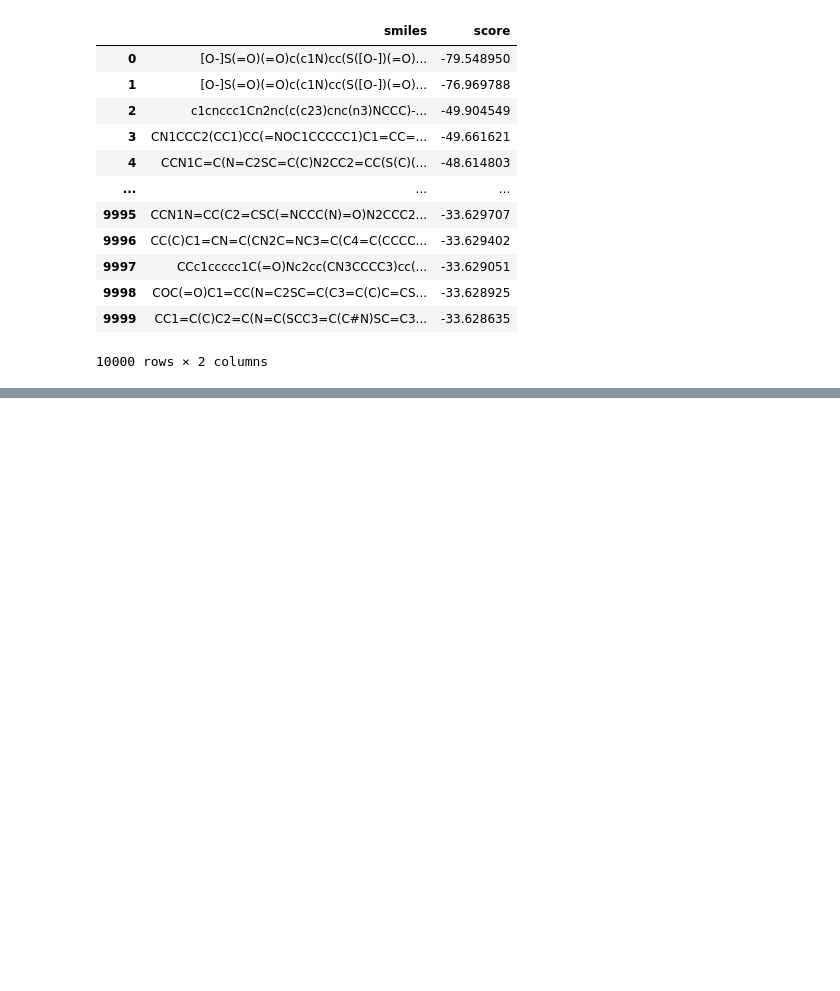
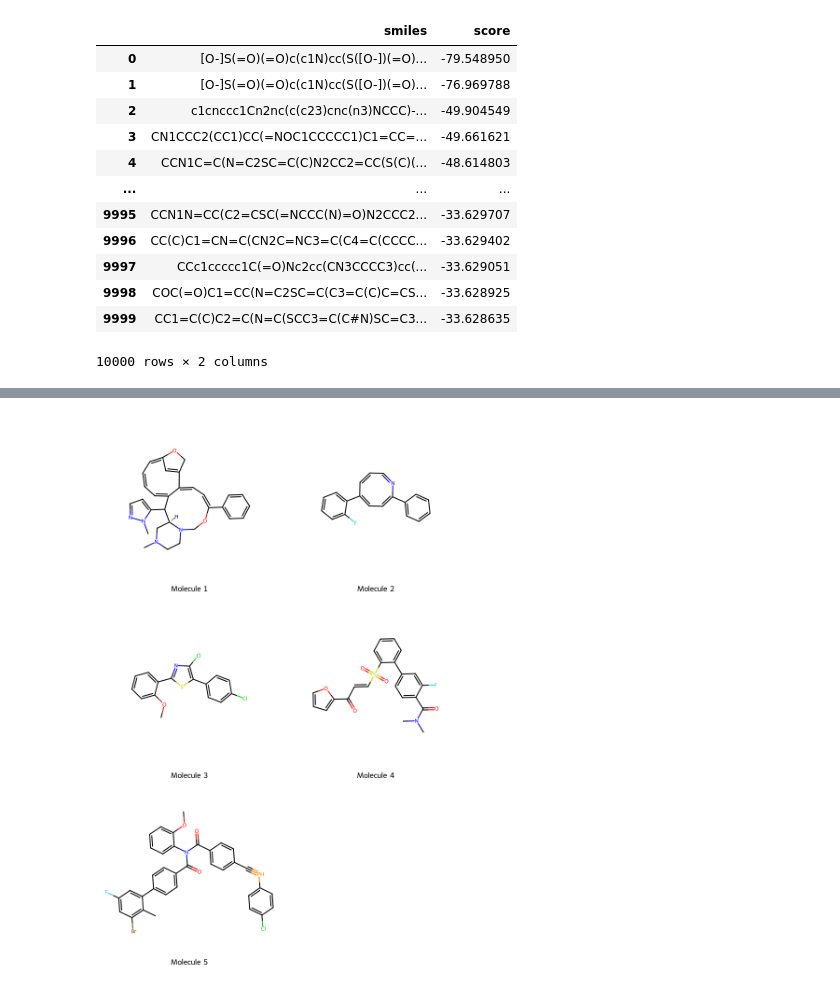
Before and after one commit to Popov-Lab-UNC/argo, a Jupyter notebook: notebooks/playground.ipynb, the cells around one changed output, grey strips where cells are left out. Drawn from its saved outputs; the diff is of its cells as text; code cells hidden in the pictures; blank space fills up the shorter version.

```diff
--- a/notebooks/playground.ipynb
+++ b/notebooks/playground.ipynb
@@ -67,0 +292,12 @@ Error:
+# %%
+# Create list of SMILES to draw
+smiles_list = ['CN1CCN2COC(c3ccccc3)=CC=C3C4=CC(=CC=CC=C3C(c3ccnn3C)[C@@H]2C1)OC4', 'Fc1ccccc1C1=CC=C(c2ccccc2)N=CC=C1', 'COc1ccccc1-c1nc(Cl)c(-c2ccc(Cl)cc2)s1', 'CN(C)C(=O)c1ccc(-c2ccccc2S(=O)(=O)C=CC(=O)c2ccco2)cc1F', 'COc1ccccc1N(C(=O)c1ccc(C#[PH]c2ccc(Cl)cc2)cc1)C(=O)c1ccc(-c2cc(F)cc(Br)c2C)cc1']
+
+# Convert SMILES to molecules
+mols = [Chem.MolFromSmiles(s) for s in smiles_list]
+
+# Draw molecules in a grid
+img = Draw.MolsToGridImage(mols, molsPerRow=2, subImgSize=(400,400), legends=[f"Molecule {i+1}" for i in range(len(mols))])
+img
+# %% [output]
+[figure, added]
```
Also changed, not shown: parts of 10 cells of this notebook, 6 other files.
